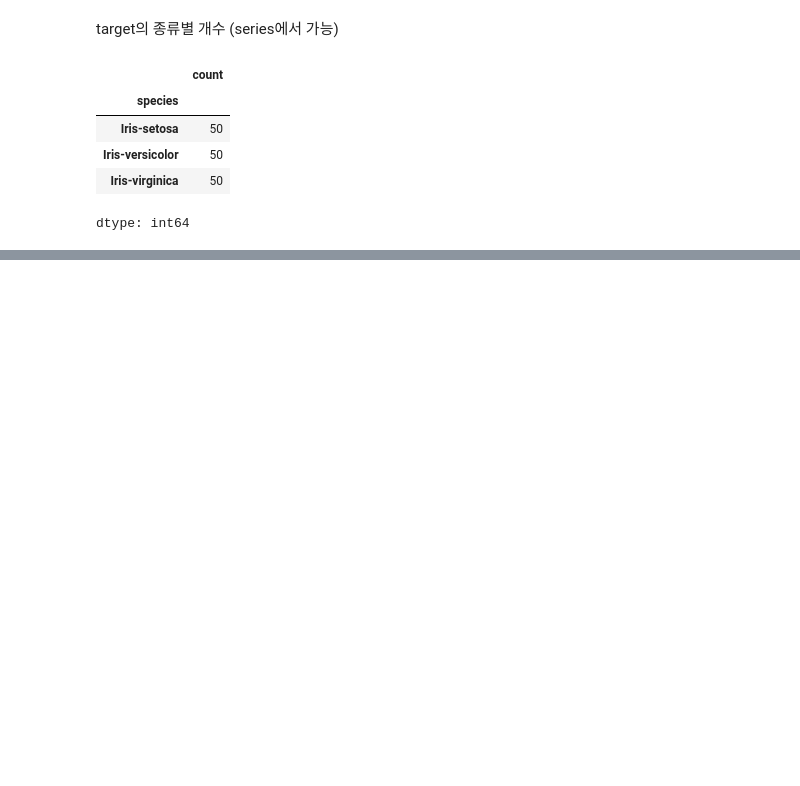
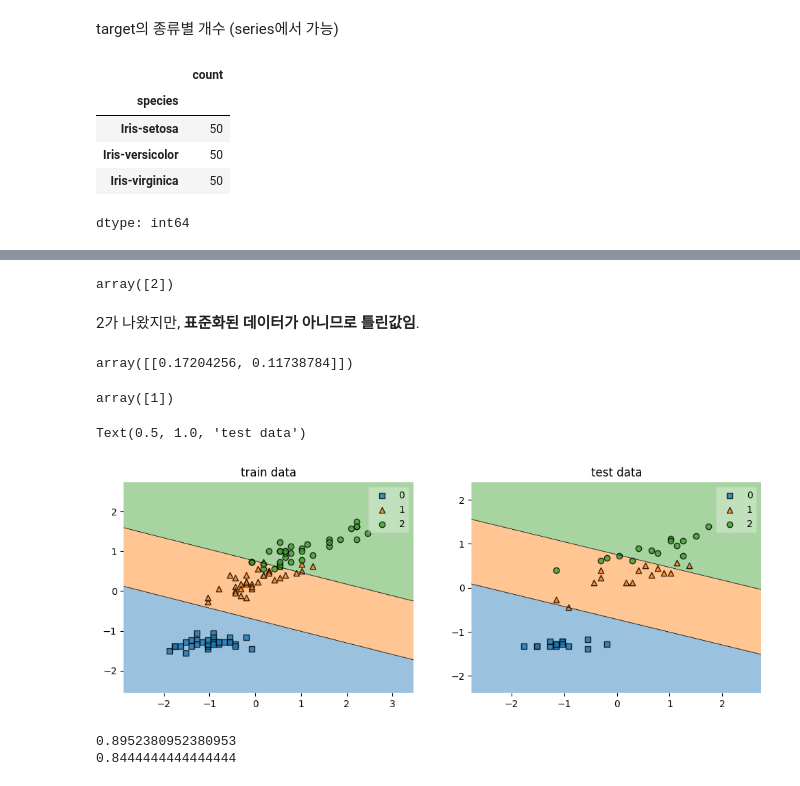
Before and after one commit to jhj1819/Machine-learning, a Jupyter notebook: iris_data.ipynb, the cells around one changed output, grey strips where cells are left out. Drawn from its saved outputs; the diff is of its cells as text; code cells hidden in the pictures; blank space fills up the shorter version.

```diff
--- a/iris_data.ipynb
+++ b/iris_data.ipynb
@@ -79,0 +230,4 @@ dtype: int64
+# %%
+scaler = StandardScaler()
+X_train_std = scaler.fit_transform(X_train)
+X_test_std = scaler.transform(X_test) # test는 fit 안함!!
@@ -79,0 +238,3 @@ dtype: int64
+# %%
+logistic = LogisticRegression(random_state=1) # 처음엔 default
+logistic.fit(X_train_std, y_train) # 그냥 X_train이 아닌 X_train_std를 넣어야함
@@ -79,0 +308,15 @@ dtype: int64
+# %%
+logistic.predict(new_data)
+# %% [output]
+array([2])
+# %% [markdown]
+2가 나왔지만, **표준화된 데이터가 아니므로 틀린값임**.
+# %%
+new_data_std = scaler.transform(new_data)
+new_data_std
+# %% [output]
+array([[0.17204256, 0.11738784]])
+# %%
+logistic.predict(new_data_std)
+# %% [output]
+array([1])
@@ -79,0 +325,17 @@ dtype: int64
+# %%
+plt.figure(figsize=(12,4))
+plt.subplot(1,2,1) # (1,2)의 1자리에 넣는다.
+plot_decision_regions(X_train_std, y_train, logistic) # 3번째 인자. 훈련시킨 모델.
+plt.title("train data")
+plt.subplot(1,2,2)
+plot_decision_regions(X_test_std, y_test, logistic)
+plt.title("test data")
+# %% [output]
+Text(0.5, 1.0, 'test data')
+[figure, added]
+# %%
+print(logistic.score(X_train_std, y_train))
+print(logistic.score(X_test_std, y_test))
+# %% [output]
+0.8952380952380953
+0.8444444444444444
```
Also changed, not shown: parts of 61 cells of this notebook.
